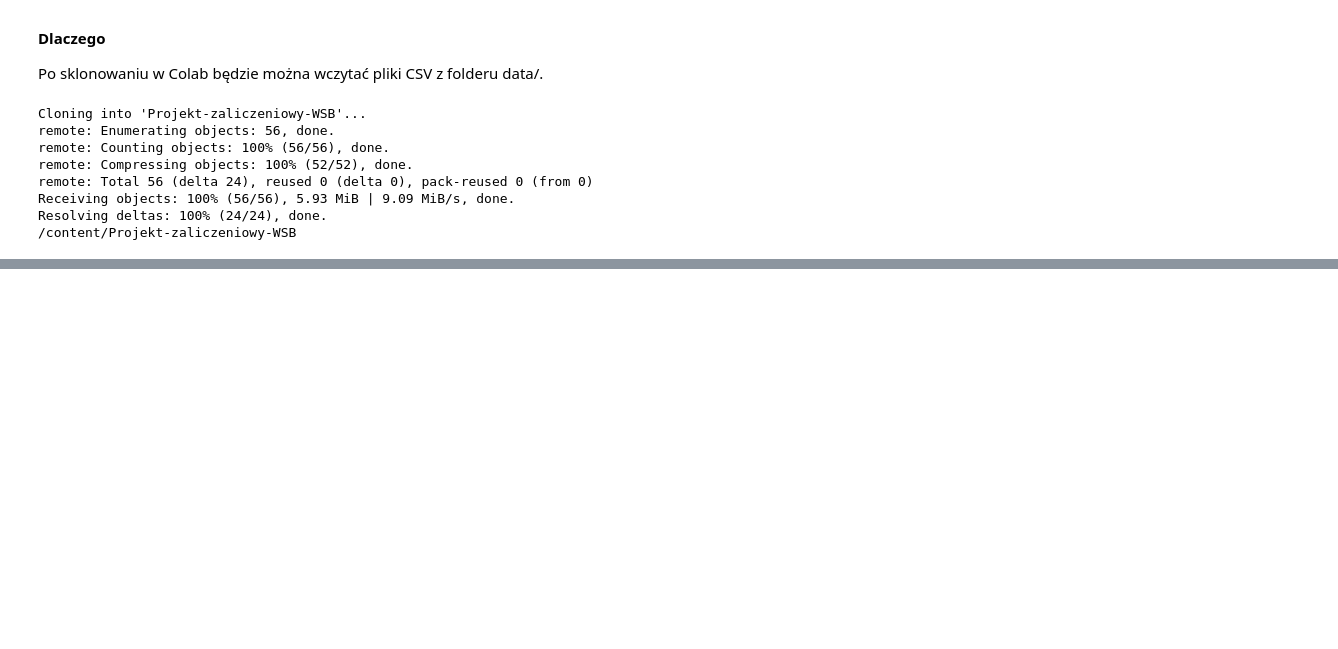
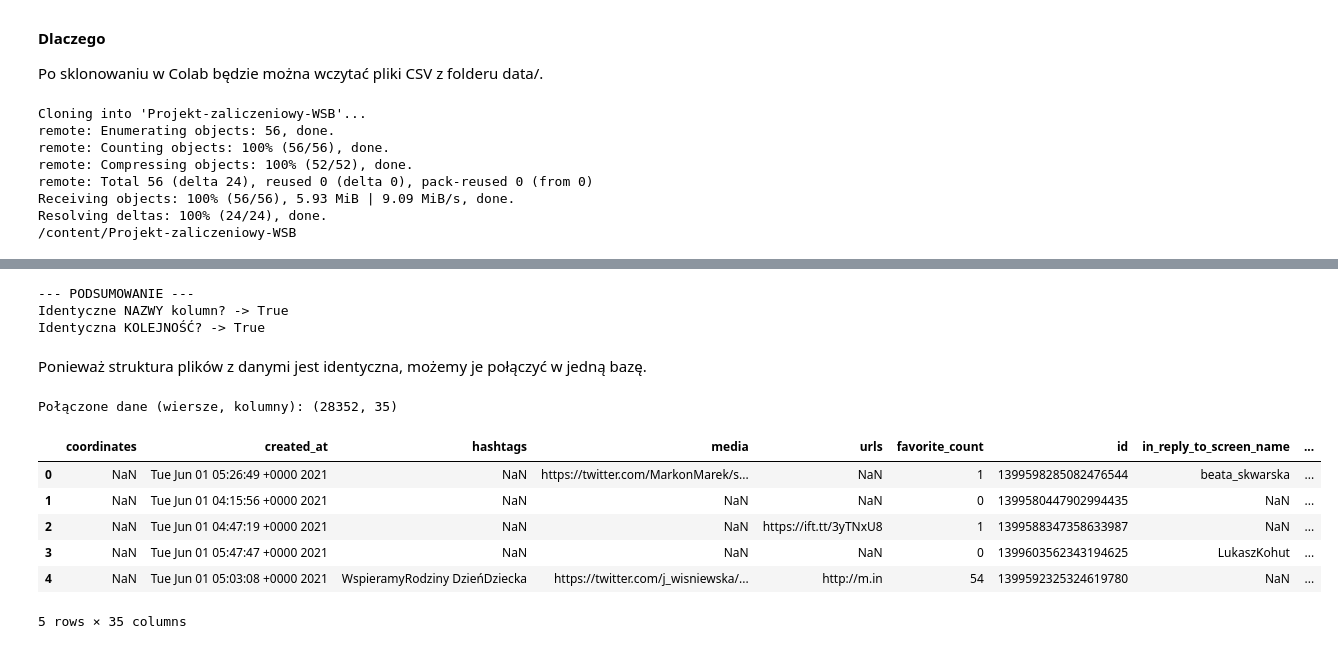
Before and after one commit to ludmilaqlawik/Projekt-zaliczeniowy-WSB, a Jupyter notebook: Projekt_zaliczeniowy_WSB.ipynb, the cells around one changed output, grey strips where cells are left out. Cells and saved outputs as stored; diff of their text form; code cells hidden in the pictures; blank space fills up the shorter version.

```diff
--- a/Projekt_zaliczeniowy_WSB.ipynb
+++ b/Projekt_zaliczeniowy_WSB.ipynb
@@ -59,0 +115,4 @@ Resolving deltas: 100% (24/24), done.
+# %%
+base_file = csv_files[0]                                      # ustawiam pierwszy plik jako wzorzec do sprawdzenia/ porównania
+base_cols = pd.read_csv(base_file, nrows=0).columns.tolist()  # uwzględniam tylko nagłówki
+base_set = set(base_cols)
@@ -59,0 +128,42 @@ Resolving deltas: 100% (24/24), done.
+# %%
+for f in csv_files[1:]:
+    cols = pd.read_csv(f, nrows=0).columns.tolist()
+    cols_set = set(cols)
+
+    if cols_set != base_set:
+        all_ok_names = False
+        print("\n❌ RÓŻNE NAZWY KOLUMN w pliku:", f)
+        print("Brakuje:", sorted(base_set - cols_set))
+        print("Dodatkowe:", sorted(cols_set - base_set))
+
+    if cols != base_cols and cols_set == base_set:
+        all_ok_order = False
+        print("\n⚠️ INNA KOLEJNOŚĆ KOLUMN w pliku:", f)
+
+print("\n--- PODSUMOWANIE ---")
+print("Identyczne NAZWY kolumn? ->", all_ok_names)
+print("Identyczna KOLEJNOŚĆ? ->", all_ok_order)
+# %% [output]
+--- PODSUMOWANIE ---
+Identyczne NAZWY kolumn? -> True
+Identyczna KOLEJNOŚĆ? -> True
+# %% [markdown]
+Ponieważ struktura plików z danymi jest identyczna, możemy je połączyć w jedną bazę.
+# %%
+                                                # Wczytuję każdy plik CSV do osobnej "tabeli" (DataFrame) i składam je do listy
+df_list = [pd.read_csv(f) for f in csv_files]   # dla każdego pliku f: pd.read_csv(f) wczytuje go do DataFrame
+# %%
+                                                # Łączę wszystkie DataFrame z listy w jeden duży DataFrame
+df = pd.concat(df_list, ignore_index=True)      # concat skleja wiersze jeden pod drugim; ignore_index=True ustawia nowe indeksy 0..n-1
+# %%
+print("\nPołączone dane (wiersze, kolumny):", df.shape)   # df.shape pokazuje (liczba_wierszy, liczba_kolumn)
+df.head()                                                 # pokazuję pierwsze 5 wierszy, żeby upewnić się, że dane wyglądają sensownie
+# %% [output]
+Połączone dane (wiersze, kolumny): (28352, 35)
+|  | coordinates | created_at | hashtags | media | urls | favorite_count | id | in_reply_to_screen_name | ... |
+| 0 | NaN | Tue Jun 01 05:26:49 +0000 2021 | NaN | https://twitter.com/MarkonMarek/s... | NaN | 1 | 1399598285082476544 | beata_skwarska | ... |
+| 1 | NaN | Tue Jun 01 04:15:56 +0000 2021 | NaN | NaN | NaN | 0 | 1399580447902994435 | NaN | ... |
+| 2 | NaN | Tue Jun 01 04:47:19 +0000 2021 | NaN | NaN | https://ift.tt/3yTNxU8 | 1 | 1399588347358633987 | NaN | ... |
+| 3 | NaN | Tue Jun 01 05:47:47 +0000 2021 | NaN | NaN | NaN | 0 | 1399603562343194625 | LukaszKohut | ... |
+| 4 | NaN | Tue Jun 01 05:03:08 +0000 2021 | WspieramyRodziny DzieńDziecka | https://twitter.com/j_wisniewska/... | http://m.in | 54 | 1399592325324619780 | NaN | ... |
+5 rows × 35 columns
```
Also changed, not shown: parts of 21 cells of this notebook.
